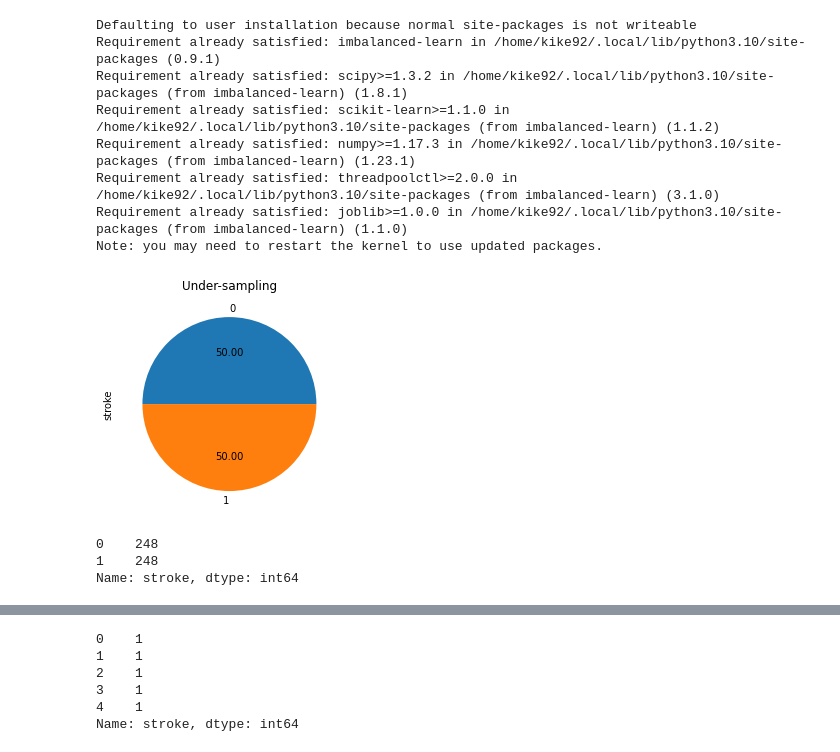
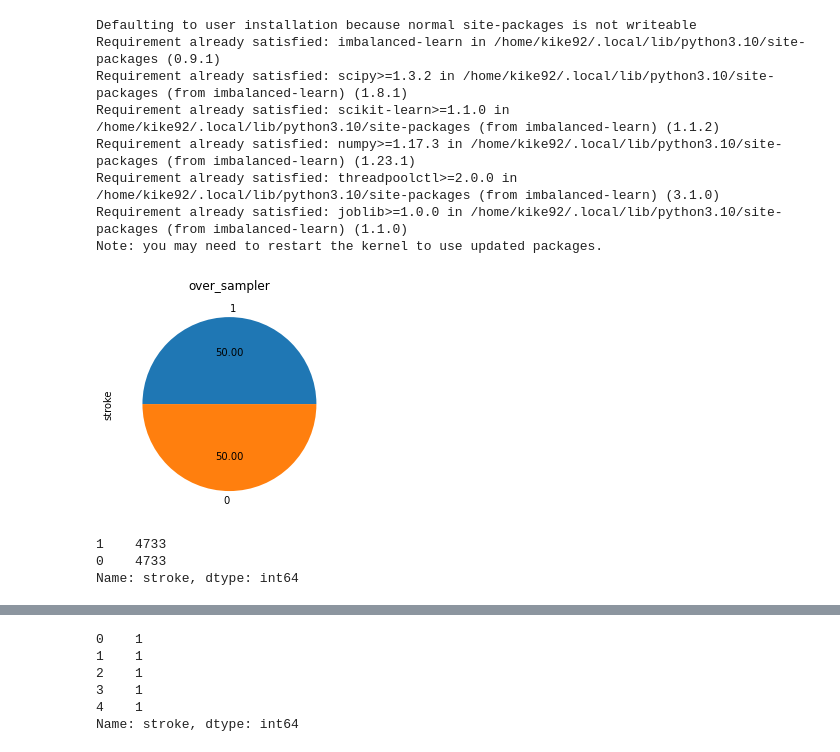
Before and after one commit to Factoria-F5-AI-Bootcamp-1-Edicion/Equipo-Corazon, a Jupyter notebook: Proyecto_Corazon.ipynb, the cells around one changed output, grey strips where cells are left out. Drawn from its saved outputs; the diff is of its cells as text; code cells hidden in the pictures.

```diff
--- a/Proyecto_Corazon.ipynb
+++ b/Proyecto_Corazon.ipynb
@@ -381,22 +381,30 @@ Requirement already satisfied: threadpoolctl>=2.0.0 in /home/kike92/.local/lib/p
 Requirement already satisfied: joblib>=1.0.0 in /home/kike92/.local/lib/python3.10/site-packages (from imbalanced-learn) (1.1.0)
 Note: you may need to restart the kernel to use updated packages.
 # %%
-from imblearn.under_sampling import RandomUnderSampler
+#from imblearn.under_sampling import RandomUnderSampler
 
-rus = RandomUnderSampler(sampling_strategy=1) # Float
+#rus = RandomUnderSampler(sampling_strategy=1) # Float
 # rus = RandomUnderSampler(sampling_strategy= not minority) # String
-X_res, y_res = rus.fit_resample(X,y)
+#X_res, y_res = rus.fit_resample(X,y)
 
-ax = y_res.value_counts().plot.pie(autopct = '%.2f')
-_ = ax.set_title("Under-sampling")
+#ax = y_res.value_counts().plot.pie(autopct = '%.2f')
+#_ = ax.set_title("Under-sampling")
-# %% [output]
-[figure, removed]
+# %%
+# from imblearn.over_sampling import SMOTE
+
+over_sampler = SMOTE(k_neighbors=2)
+X_res, y_res = over_sampler.fit_resample(X, y)
+
+ax = y_res.value_counts().plot.pie(autopct = '%.2f')
+_ = ax.set_title("over_sampler")
+# %% [output]
+[figure, added]
 # %%
 # Class distribution
 y_res.value_counts()
 # %% [output]
-0    248
-1    248
+1    4733
+0    4733
 Name: stroke, dtype: int64
 # %%
 X.head()
```
Also changed, not shown: parts of 10 cells of this notebook.
